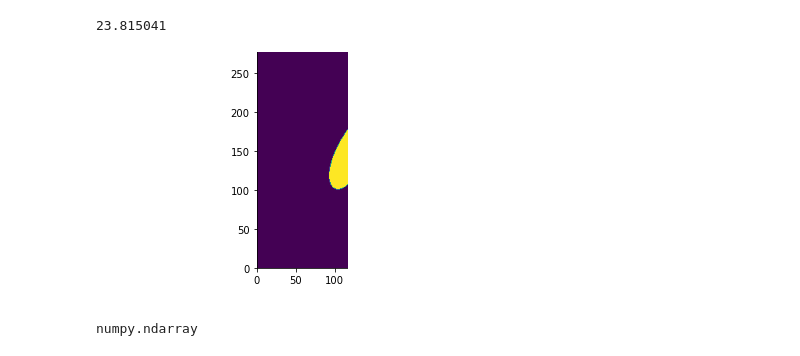
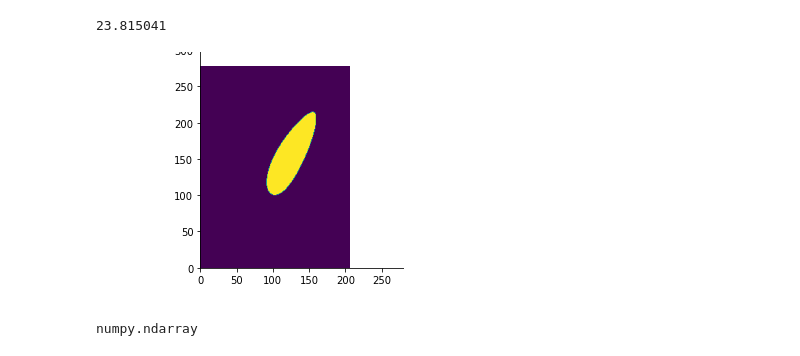
Before and after one commit to akisen/Predict_Solar_Flare_Mrcnn, a Jupyter notebook: src_dataset/Convert_bitmap_to_polygon.ipynb, the cells around one changed output. Cells and saved outputs as stored; diff of their text form; code cells hidden in the pictures.

```diff
--- a/src_dataset/Convert_bitmap_to_polygon.ipynb
+++ b/src_dataset/Convert_bitmap_to_polygon.ipynb
@@ -35,22 +35,23 @@ mask_map.meta["lat_fwt"]
 # %% [output]
 23.815041
 # %%
-# Geopandasで使用するためにMask部分を１で埋める
+
 import matplotlib.pyplot as plt
 import numpy as np
 plt.figure(1)
 ax = plt.subplot(1,1,1)
-ax.set_ylim([0, len(mask_map.data)]); #y軸を反転
+ax.set_xlim([0, 300])
+ax.set_ylim([0, 300]) #y軸を反転
 binaried_mask_map=np.where((mask_map.data==33)|(mask_map.data==34),1,0)
 im = ax.imshow(binaried_mask_map) #climの範囲を変えればダイナミックレンジを変更できる
 # im = ax.imshow(np.where(((mask_map.data==34)),1,0))
 #カラーバーのプロット
 plt.colorbar(im)
 # plt.figure(1).suptitle("")#画像の上側にタイトル
 # plt.figure(1).savefig("保存するときの名前")#保存
 plt.show()
 # %% [output]
-[figure, old version]
+[figure, new version]
 # %%
 type(binaried_mask_map)
 # %% [output]
```
Also changed, not shown: parts of 6 cells of this notebook, 5 other files.
